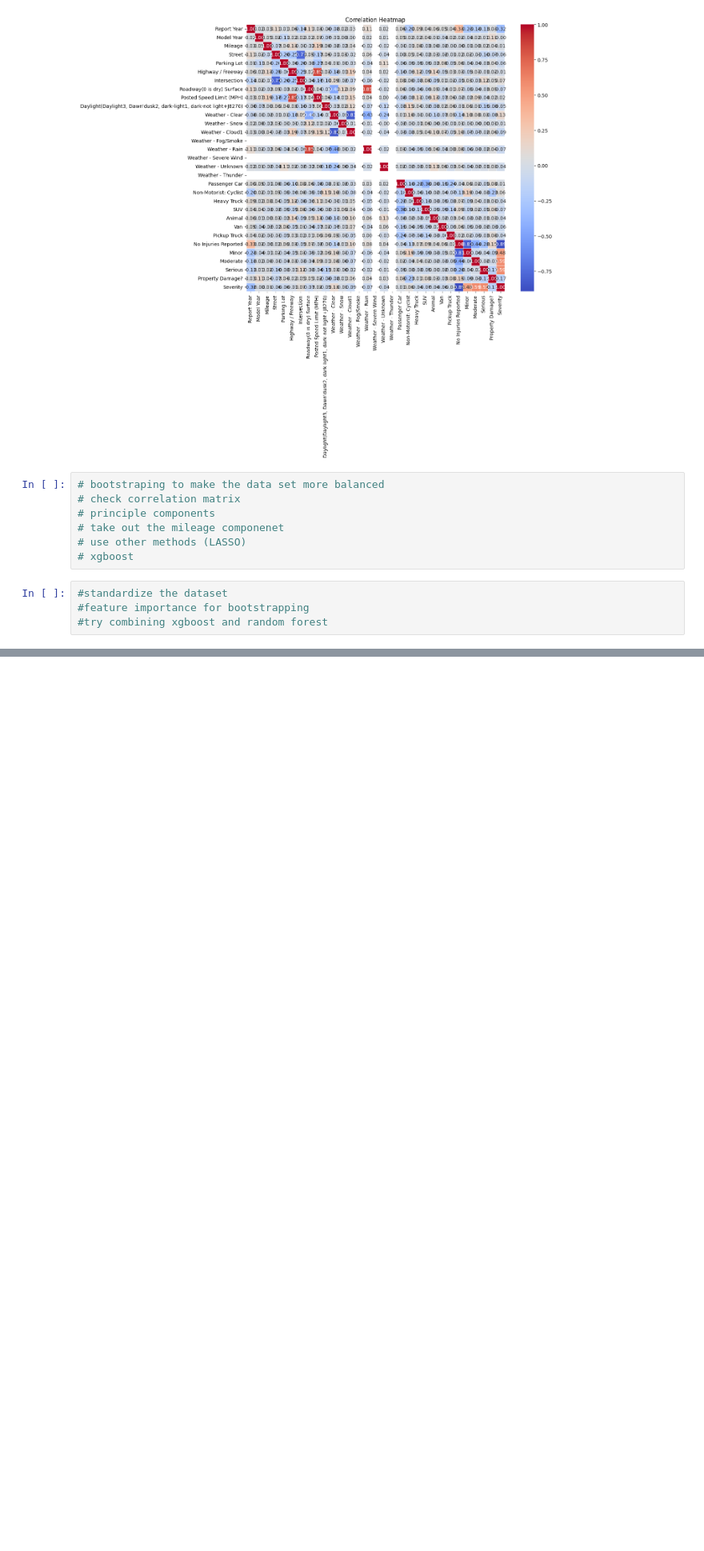
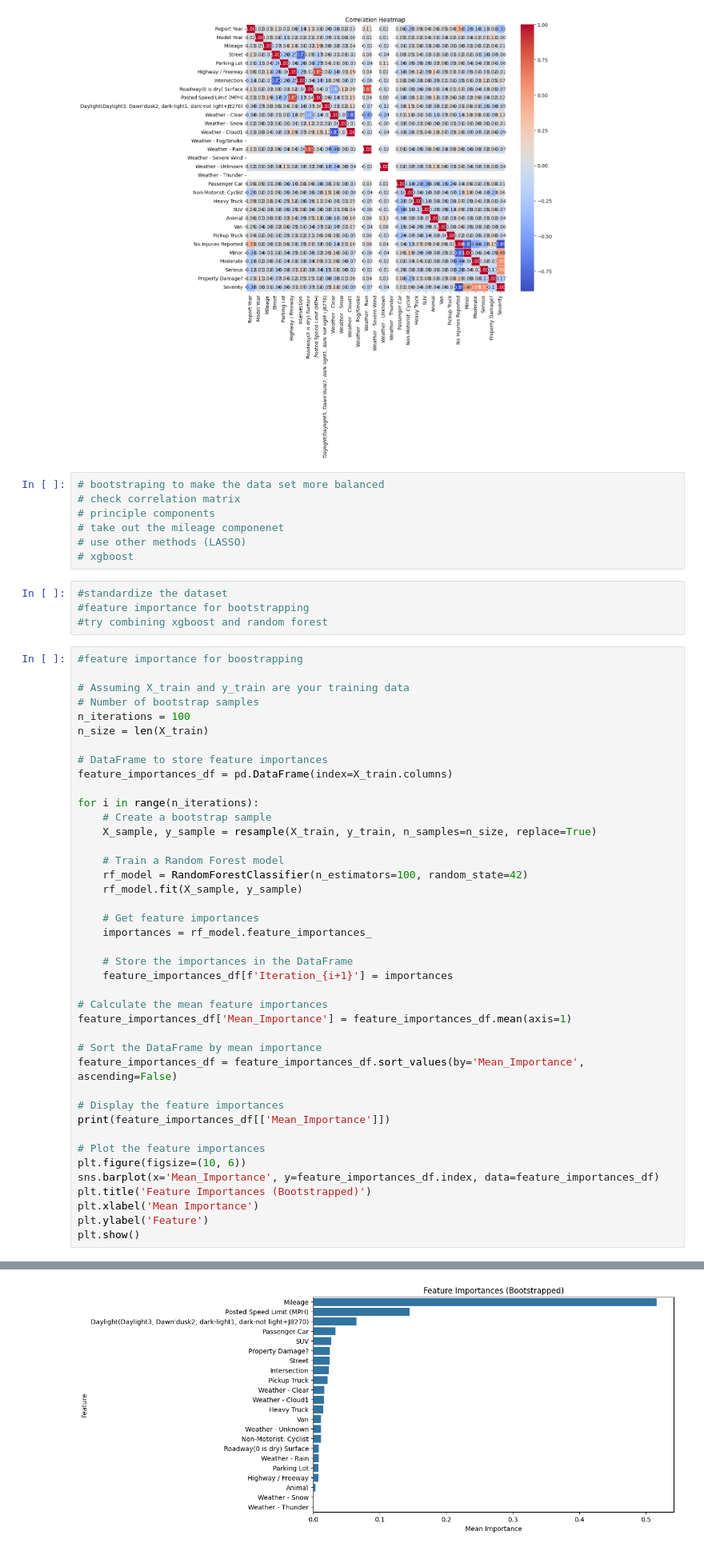
Before and after one commit to Johnnnn08/AV-Traffic-accidents-Analysis, a Jupyter notebook: Data Cleaning.ipynb, the cells around one changed output, grey strips where cells are left out. Shown at 80% size. Cells and saved outputs as stored; diff of their text form; blank space fills up the shorter version.

Commit message:
update new model

```diff
--- a/Data Cleaning.ipynb
+++ b/Data Cleaning.ipynb
@@ -462,3 +462,45 @@ plt.show()
 #standardize the dataset
 #feature importance for bootstrapping
 #try combining xgboost and random forest
+# %%
+#feature importance for boostrapping
+
+# Assuming X_train and y_train are your training data
+# Number of bootstrap samples
+n_iterations = 100
+n_size = len(X_train)
+
+# DataFrame to store feature importances
+feature_importances_df = pd.DataFrame(index=X_train.columns)
+
+for i in range(n_iterations):
+    # Create a bootstrap sample
+    X_sample, y_sample = resample(X_train, y_train, n_samples=n_size, replace=True)
+
+    # Train a Random Forest model
+    rf_model = RandomForestClassifier(n_estimators=100, random_state=42)
+    rf_model.fit(X_sample, y_sample)
+
+    # Get feature importances
+    importances = rf_model.feature_importances_
+
+    # Store the importances in the DataFrame
+    feature_importances_df[f'Iteration_{i+1}'] = importances
+
+# Calculate the mean feature importances
+feature_importances_df['Mean_Importance'] = feature_importances_df.mean(axis=1)
+
+# Sort the DataFrame by mean importance
+feature_importances_df = feature_importances_df.sort_values(by='Mean_Importance', ascending=False)
+
+# Display the feature importances
+print(feature_importances_df[['Mean_Importance']])
+
+# Plot the feature importances
+plt.figure(figsize=(10, 6))
+sns.barplot(x='Mean_Importance', y=feature_importances_df.index, data=feature_importances_df)
+plt.title('Feature Importances (Bootstrapped)')
+plt.xlabel('Mean Importance')
+plt.ylabel('Feature')
+plt.show()
+# %% [output]
@@ -464,0 +524 @@ plt.show()
+[figure, added]
```
Also changed, not shown: parts of 8 cells of this notebook, 1 other file.
